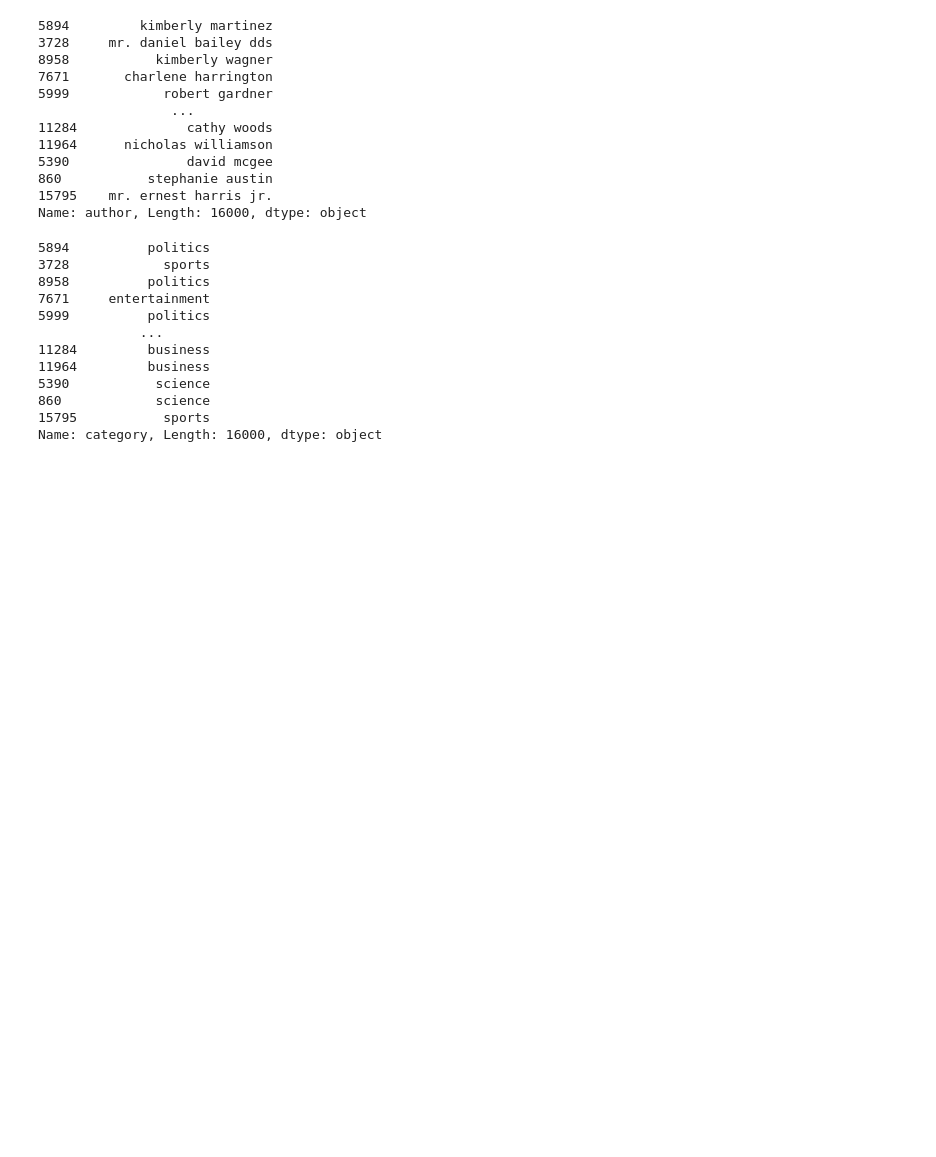
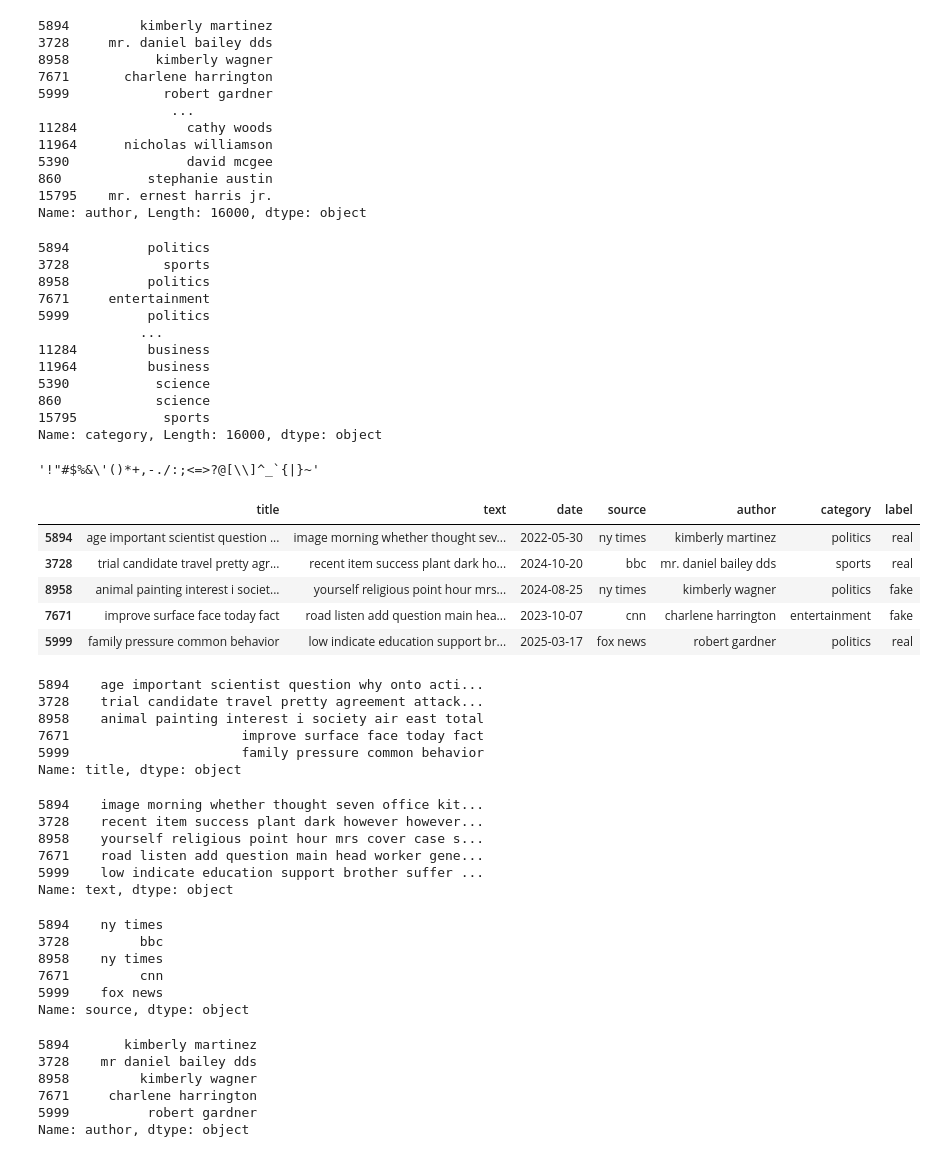
Before and after one commit to savindumahasen/FakeNewsDetectionSystem, a Jupyter notebook: NewsClassification.ipynb, the cells around one changed output. Cells and saved outputs as stored; diff of their text form; code cells hidden in the pictures; blank space fills up the shorter version.

Commit message:
Remove the punctuation marks from text

```diff
--- a/NewsClassification.ipynb
+++ b/NewsClassification.ipynb
@@ -421,0 +424,13 @@ Name: category, Length: 16000, dtype: object
+# %%
+string.punctuation
+# %% [output]
+'!"#$%&\'()*+,-./:;<=>?@[\\]^_`{|}~'
+# %%
+train_set.head()
+# %% [output]
+|  | title | text | date | source | author | category | label |
+| 5894 | age important scientist question ... | image morning whether thought sev... | 2022-05-30 | ny times | kimberly martinez | politics | real |
+| 3728 | trial candidate travel pretty agr... | recent item success plant dark ho... | 2024-10-20 | bbc | mr. daniel bailey dds | sports | real |
+| 8958 | animal painting interest i societ... | yourself religious point hour mrs... | 2024-08-25 | ny times | kimberly wagner | politics | fake |
+| 7671 | improve surface face today fact | road listen add question main hea... | 2023-10-07 | cnn | charlene harrington | entertainment | fake |
+| 5999 | family pressure common behavior | low indicate education support br... | 2025-03-17 | fox news | robert gardner | politics | real |
@@ -421,0 +448,36 @@ Name: category, Length: 16000, dtype: object
+# %%
+train_set['title'].head()
+# %% [output]
+5894    age important scientist question why onto acti...
+3728    trial candidate travel pretty agreement attack...
+8958    animal painting interest i society air east total
+7671                      improve surface face today fact
+5999                      family pressure common behavior
+Name: title, dtype: object
+# %%
+train_set['text'].head()
+# %% [output]
+5894    image morning whether thought seven office kit...
+3728    recent item success plant dark however however...
+8958    yourself religious point hour mrs cover case s...
+7671    road listen add question main head worker gene...
+5999    low indicate education support brother suffer ...
+Name: text, dtype: object
+# %%
+train_set['source'].head()
+# %% [output]
+5894    ny times
+3728         bbc
+8958    ny times
+7671         cnn
+5999    fox news
+Name: source, dtype: object
+# %%
+train_set['author'].head()
+# %% [output]
+5894       kimberly martinez
+3728    mr daniel bailey dds
+8958         kimberly wagner
+7671     charlene harrington
+5999          robert gardner
+Name: author, dtype: object
```
Also changed, not shown: parts of 3 cells of this notebook.
